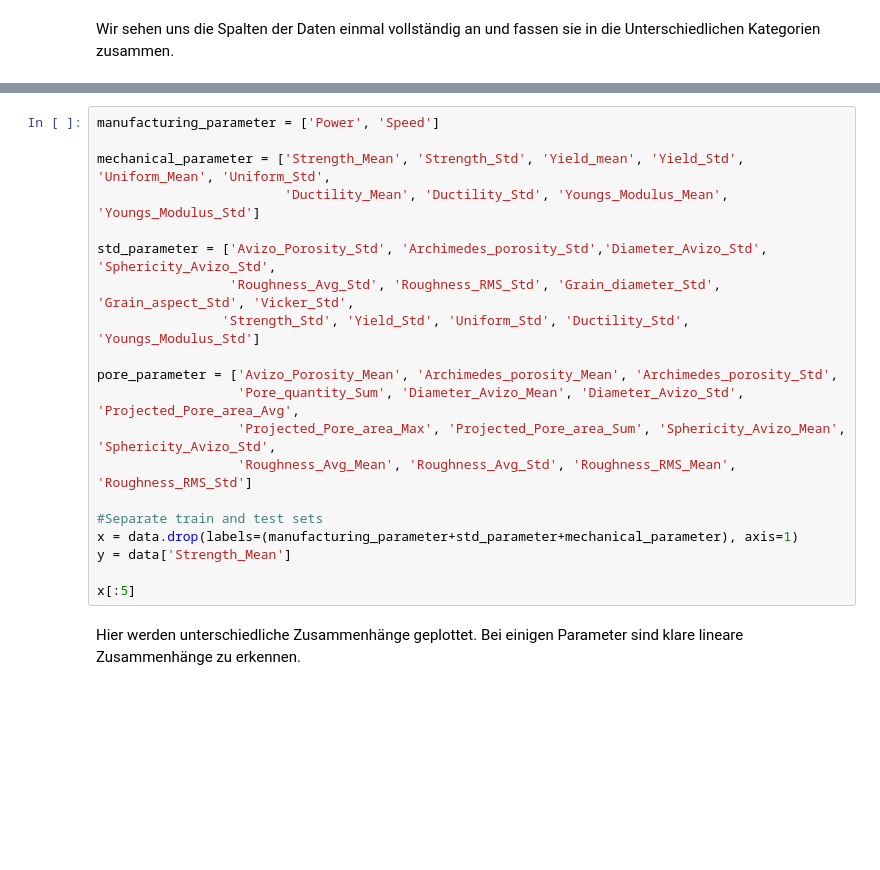
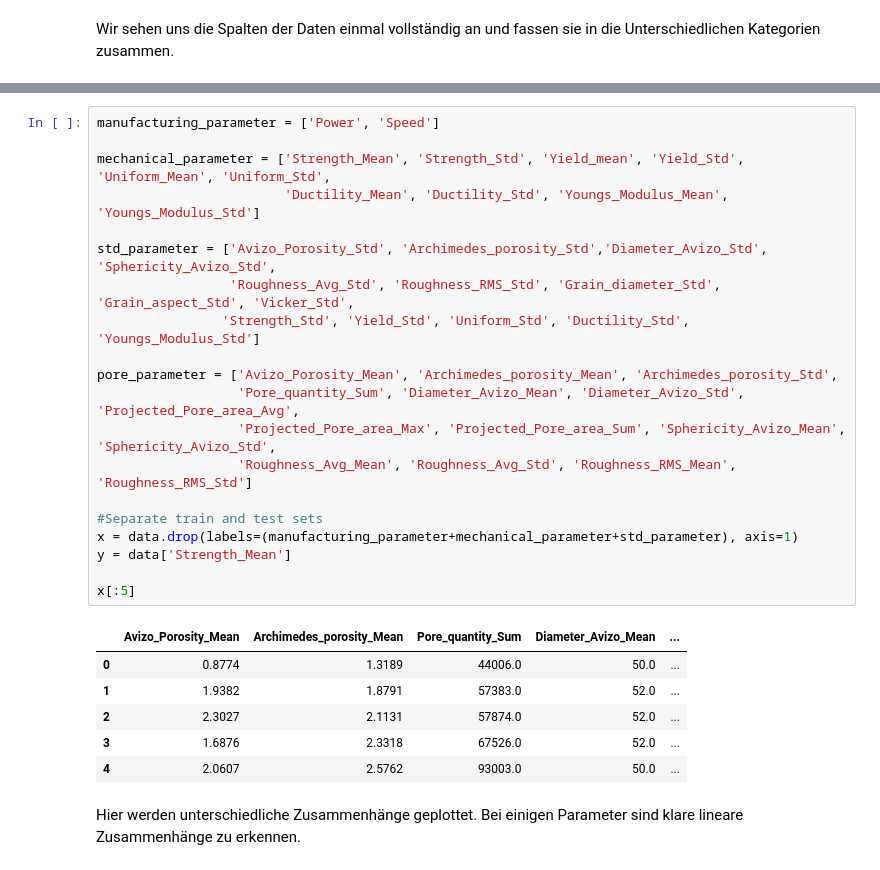
Before and after one commit to RHaeml/MM_ML_L1, a Jupyter notebook: MaschineLearning_Modell.ipynb, the cells around one changed output, grey strips where cells are left out. Saved outputs shown, nothing was run; the diff lists cells and outputs as text; blank space fills up the shorter version.

```diff
--- a/MaschineLearning_Modell.ipynb
+++ b/MaschineLearning_Modell.ipynb
@@ -36,23 +69,30 @@ data.keys()
 # %%
 manufacturing_parameter = ['Power', 'Speed']
 
 mechanical_parameter = ['Strength_Mean', 'Strength_Std', 'Yield_mean', 'Yield_Std', 'Uniform_Mean', 'Uniform_Std',
                         'Ductility_Mean', 'Ductility_Std', 'Youngs_Modulus_Mean', 'Youngs_Modulus_Std']
 
 std_parameter = ['Avizo_Porosity_Std', 'Archimedes_porosity_Std','Diameter_Avizo_Std', 'Sphericity_Avizo_Std',
                  'Roughness_Avg_Std', 'Roughness_RMS_Std', 'Grain_diameter_Std', 'Grain_aspect_Std', 'Vicker_Std',
                 'Strength_Std', 'Yield_Std', 'Uniform_Std', 'Ductility_Std', 'Youngs_Modulus_Std']
 
 pore_parameter = ['Avizo_Porosity_Mean', 'Archimedes_porosity_Mean', 'Archimedes_porosity_Std',
                   'Pore_quantity_Sum', 'Diameter_Avizo_Mean', 'Diameter_Avizo_Std', 'Projected_Pore_area_Avg',
                   'Projected_Pore_area_Max', 'Projected_Pore_area_Sum', 'Sphericity_Avizo_Mean', 'Sphericity_Avizo_Std',
                   'Roughness_Avg_Mean', 'Roughness_Avg_Std', 'Roughness_RMS_Mean', 'Roughness_RMS_Std']
 
 #Separate train and test sets
-x = data.drop(labels=(manufacturing_parameter+std_parameter+mechanical_parameter), axis=1)
+x = data.drop(labels=(manufacturing_parameter+mechanical_parameter+std_parameter), axis=1)
 y = data['Strength_Mean']
 
 x[:5]
+# %% [output]
+|  | Avizo_Porosity_Mean | Archimedes_porosity_Mean | Pore_quantity_Sum | Diameter_Avizo_Mean | ... |
+| 0 | 0.8774 | 1.3189 | 44006.0 | 50.0 | ... |
+| 1 | 1.9382 | 1.8791 | 57383.0 | 52.0 | ... |
+| 2 | 2.3027 | 2.1131 | 57874.0 | 52.0 | ... |
+| 3 | 1.6876 | 2.3318 | 67526.0 | 52.0 | ... |
+| 4 | 2.0607 | 2.5762 | 93003.0 | 50.0 | ... |
 # %% [markdown]
 Hier werden unterschiedliche Zusammenhänge geplottet. Bei einigen Parameter sind klare lineare Zusammenhänge zu erkennen.
 # %%
```
Also changed, not shown: parts of 9 cells of this notebook.
